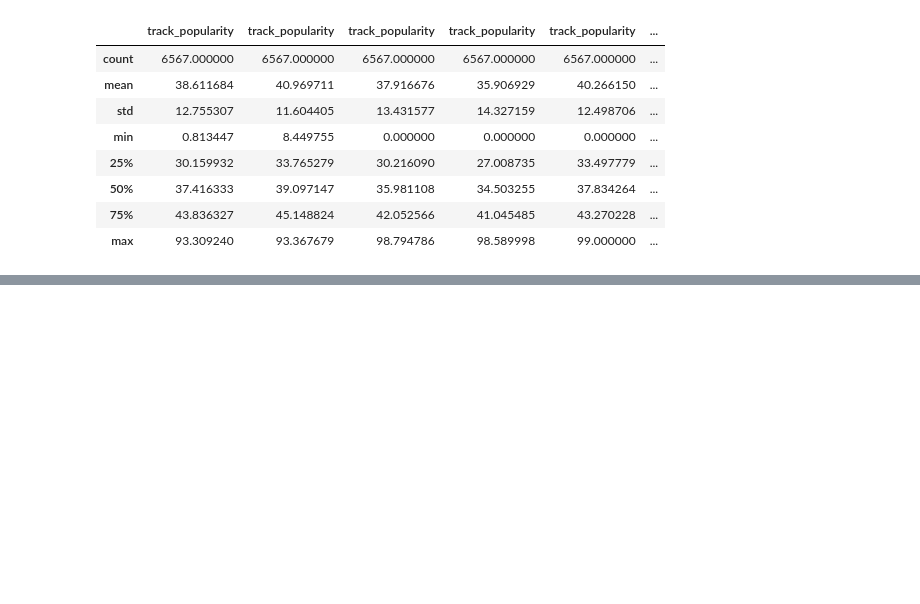
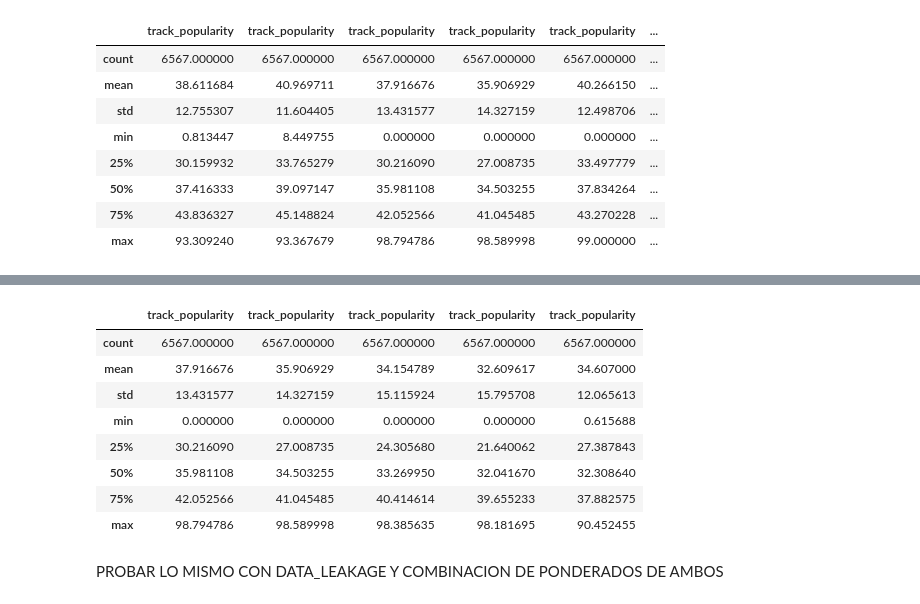
Before and after one commit to ichiP245/TP_Kaggle_Predictivo, a Jupyter notebook: Notebooks/MejoresModelos.ipynb, the cells around one changed output, grey strips where cells are left out. Drawn from its saved outputs; the diff is of its cells as text; code cells hidden in the pictures; blank space fills up the shorter version.

```diff
--- a/Notebooks/MejoresModelos.ipynb
+++ b/Notebooks/MejoresModelos.ipynb
@@ -923,0 +946,19 @@ pd.DataFrame(
+# %%
+# Track_id ponderado | Track_id ponderado^2 | Track_id ponderado^3 | best_pred
+pd.concat([df_ponderado.describe()['track_popularity'],
+           df_ponderado_2.describe()['track_popularity'],
+           df_ponderado_3.describe()['track_popularity'],
+           df_ponderado_4.describe()['track_popularity'],
+           best_pred_2575['track_popularity'].describe() ], axis=1)
+# %% [output]
+|  | track_popularity | track_popularity | track_popularity | track_popularity | track_popularity |
+| count | 6567.000000 | 6567.000000 | 6567.000000 | 6567.000000 | 6567.000000 |
+| mean | 37.916676 | 35.906929 | 34.154789 | 32.609617 | 34.607000 |
+| std | 13.431577 | 14.327159 | 15.115924 | 15.795708 | 12.065613 |
+| min | 0.000000 | 0.000000 | 0.000000 | 0.000000 | 0.615688 |
+| 25% | 30.216090 | 27.008735 | 24.305680 | 21.640062 | 27.387843 |
+| 50% | 35.981108 | 34.503255 | 33.269950 | 32.041670 | 32.308640 |
+| 75% | 42.052566 | 41.045485 | 40.414614 | 39.655233 | 37.882575 |
+| max | 98.794786 | 98.589998 | 98.385635 | 98.181695 | 90.452455 |
+# %% [markdown]
+PROBAR LO MISMO CON DATA_LEAKAGE Y COMBINACION DE PONDERADOS DE AMBOS
```
Also changed, not shown: parts of 17 cells of this notebook.
